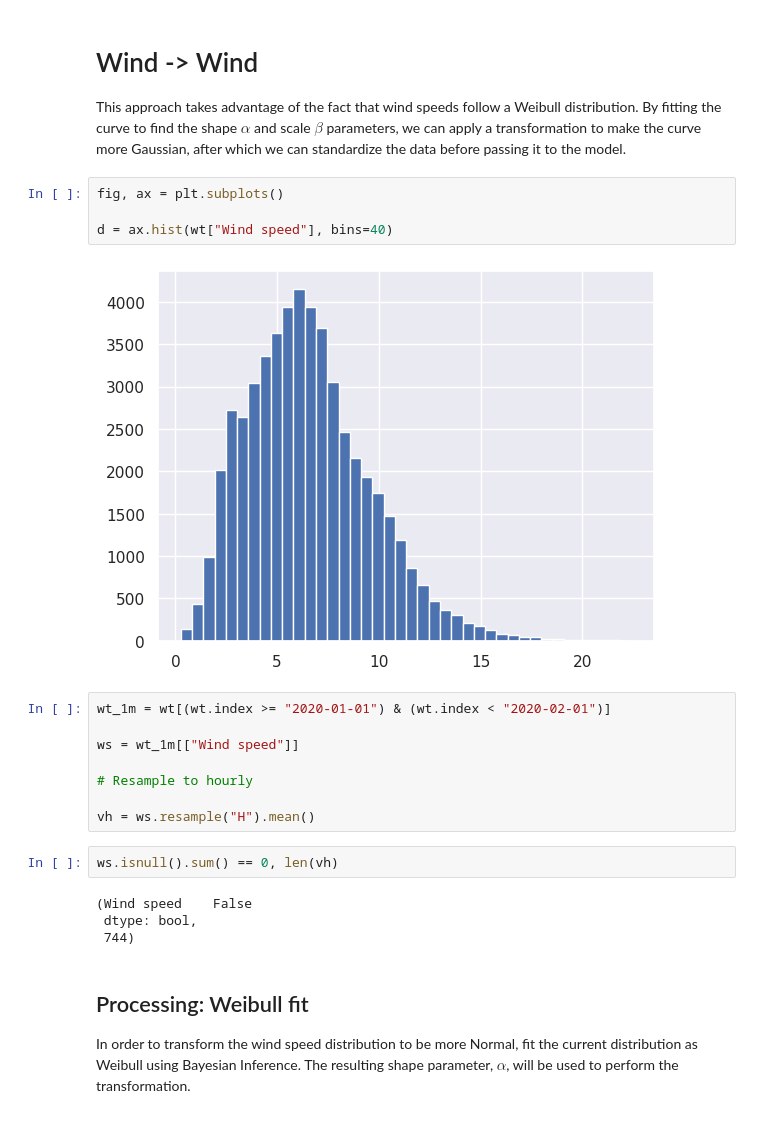
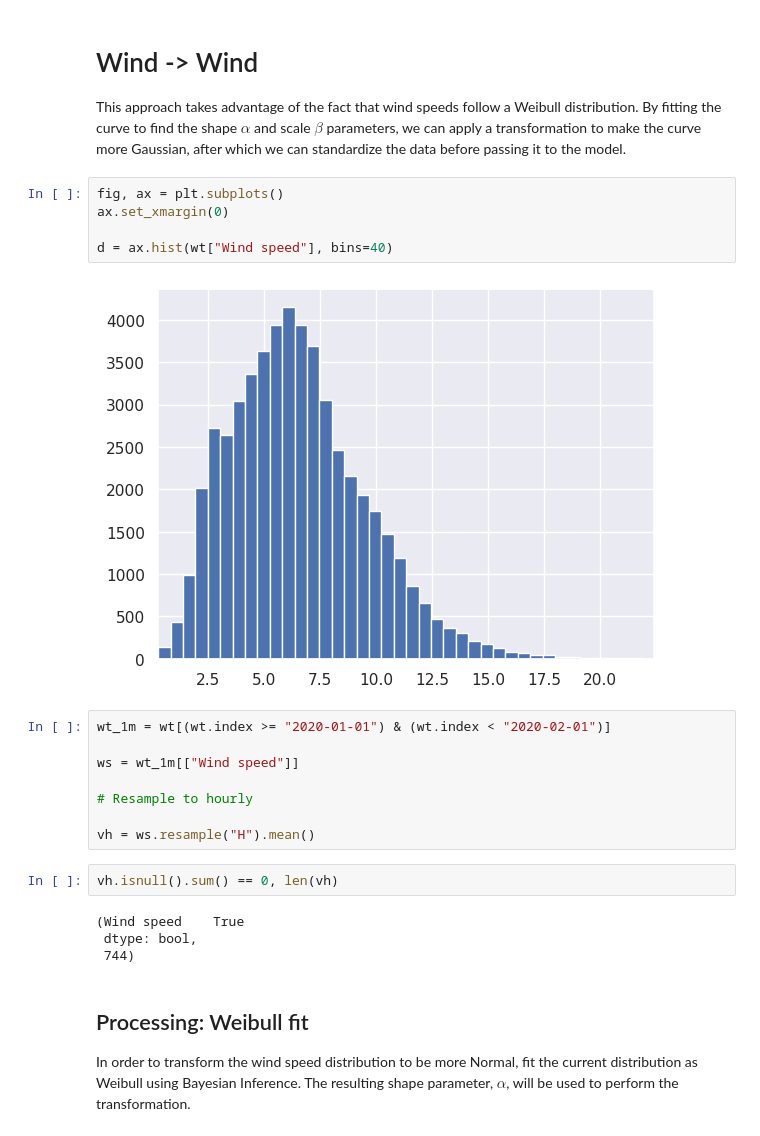
Before and after one commit to camirmas/REStats, a Jupyter notebook: REStats/notebooks/forecast.ipynb, the cells around one changed output. Cells and saved outputs as stored; diff of their text form.

```diff
--- a/REStats/notebooks/forecast.ipynb
+++ b/REStats/notebooks/forecast.ipynb
@@ -24,10 +24,11 @@ wt = load_SCADA(2020)
 This approach takes advantage of the fact that wind speeds follow a Weibull distribution. By fitting the curve to find the shape $\alpha$ and scale $\beta$ parameters, we can apply a transformation to make the curve more Gaussian, after which we can standardize the data before passing it to the model.
 # %%
 fig, ax = plt.subplots()
+ax.set_xmargin(0)
 
 d = ax.hist(wt["Wind speed"], bins=40)
 # %% [output]
-[figure, old version]
+[figure, new version]
 # %%
 wt_1m = wt[(wt.index >= "2020-01-01") & (wt.index < "2020-02-01")]
 
@@ -37,9 +38,9 @@ ws = wt_1m[["Wind speed"]]
 
 vh = ws.resample("H").mean()
 # %%
-ws.isnull().sum() == 0, len(vh)
+vh.isnull().sum() == 0, len(vh)
 # %% [output]
-(Wind speed    False
+(Wind speed    True
  dtype: bool,
  744)
 # %% [markdown]
```
Also changed, not shown: parts of 28 cells of this notebook, 1 other file.
